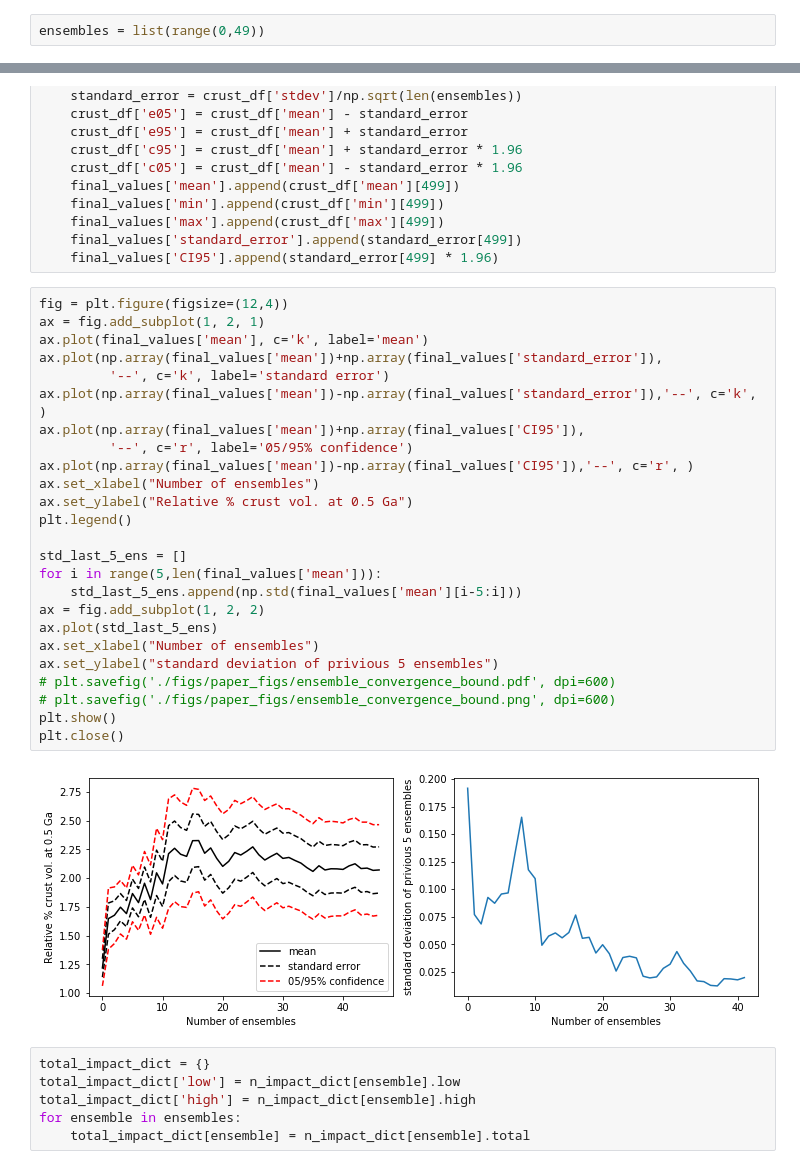
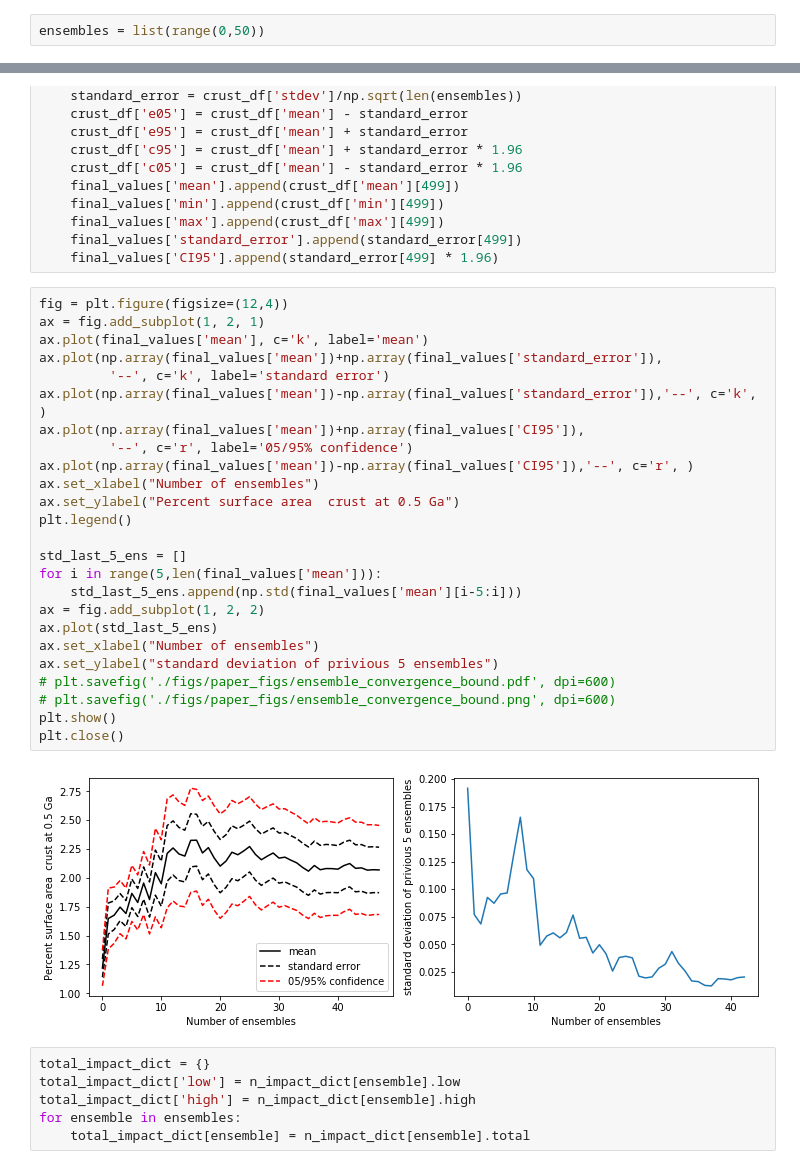
Before and after one commit to DualEarth/IMPaCS, a Jupyter notebook: sio2_curve_from_ensemble_march_5km.ipynb, the cells around one changed output, grey strips where cells are left out. Saved outputs shown, nothing was run; the diff lists cells and outputs as text.

```diff
--- a/sio2_curve_from_ensemble_march_5km.ipynb
+++ b/sio2_curve_from_ensemble_march_5km.ipynb
@@ -11,7 +11,7 @@ egrid = EASE2_grid(grid_size)
 import time
 from impacts import distance, IMPAaCS
 # %%
-ensembles = list(range(0,49))
+ensembles = list(range(0,50))
 # %%
 sio2_dict = {ensemble:{} for ensemble in ensembles}
 n_impact_dict = {}
@@ -106,30 +106,30 @@ for i in range(3,len(ensembles)+1):
 # %%
 fig = plt.figure(figsize=(12,4))
 ax = fig.add_subplot(1, 2, 1)
 ax.plot(final_values['mean'], c='k', label='mean')
 ax.plot(np.array(final_values['mean'])+np.array(final_values['standard_error']),
          '--', c='k', label='standard error')
 ax.plot(np.array(final_values['mean'])-np.array(final_values['standard_error']),'--', c='k', )
 ax.plot(np.array(final_values['mean'])+np.array(final_values['CI95']),
          '--', c='r', label='05/95% confidence')
 ax.plot(np.array(final_values['mean'])-np.array(final_values['CI95']),'--', c='r', )
 ax.set_xlabel("Number of ensembles")
-ax.set_ylabel("Relative % crust vol. at 0.5 Ga")
+ax.set_ylabel("Percent surface area  crust at 0.5 Ga")
 plt.legend()
 
 std_last_5_ens = []
 for i in range(5,len(final_values['mean'])):
     std_last_5_ens.append(np.std(final_values['mean'][i-5:i]))
 ax = fig.add_subplot(1, 2, 2)
 ax.plot(std_last_5_ens)
 ax.set_xlabel("Number of ensembles")
 ax.set_ylabel("standard deviation of privious 5 ensembles")
 # plt.savefig('./figs/paper_figs/ensemble_convergence_bound.pdf', dpi=600)
 # plt.savefig('./figs/paper_figs/ensemble_convergence_bound.png', dpi=600)
 plt.show()
 plt.close()
 # %% [output]
-[figure, old version]
+[figure, new version]
 # %%
 total_impact_dict = {}
 total_impact_dict['low'] = n_impact_dict[ensemble].low
```
Also changed, not shown: parts of 4 cells of this notebook.
